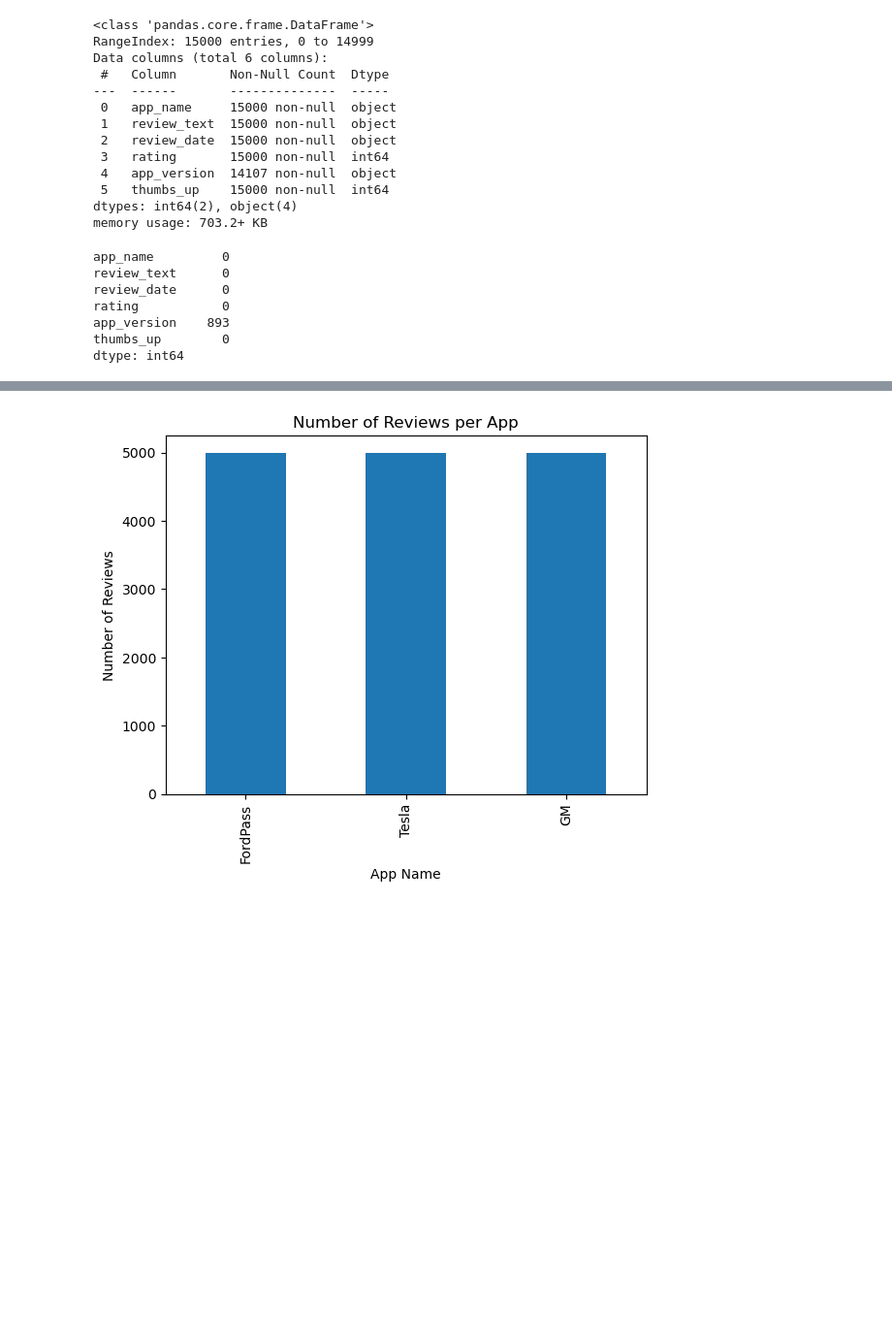
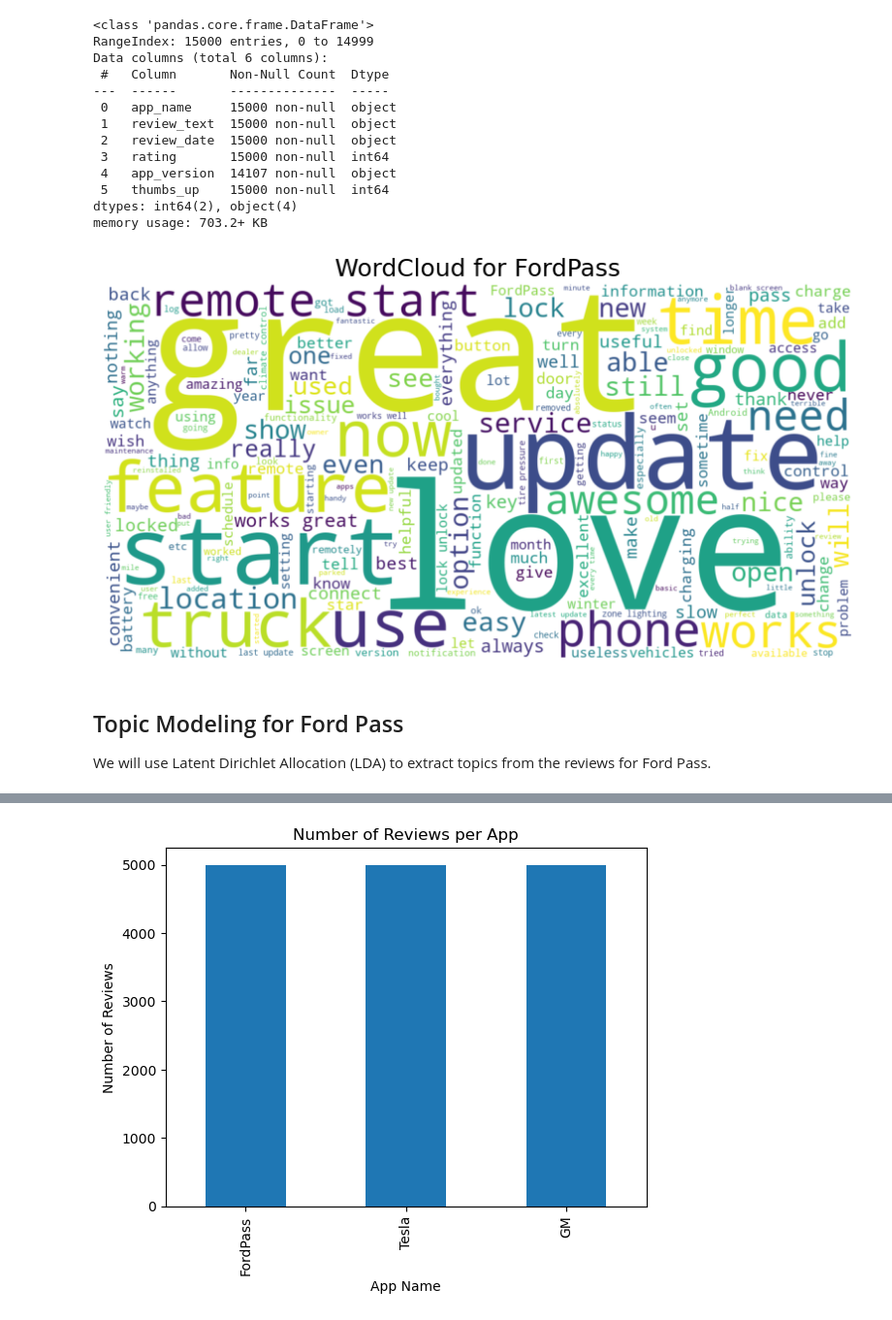
Before and after one commit to rheapple22-sys/Y-FordPass-Reviews, a Jupyter notebook: EDA.ipynb, the cells around one changed output, grey strips where cells are left out. Shown at 97% size. Cells and saved outputs as stored; diff of their text form; code cells hidden in the pictures; blank space fills up the shorter version.

Commit message:
Added Topic modelling and a few changes to the data with filter for FordPass

```diff
--- a/EDA.ipynb
+++ b/EDA.ipynb
@@ -5,7 +8,6 @@ from matplotlib import pyplot as plt
 df = pd.read_csv("car_apps_reviews.csv")
 # %%
 df.info()
-df.isna().sum()
 # %% [output]
 <class 'pandas.core.frame.DataFrame'>
 RangeIndex: 15000 entries, 0 to 14999
@@ -20,10 +22,36 @@ Data columns (total 6 columns):
  5   thumbs_up    15000 non-null  int64
 dtypes: int64(2), object(4)
 memory usage: 703.2+ KB
-app_name         0
-review_text      0
-review_date      0
-rating           0
-app_version    893
-thumbs_up        0
-dtype: int64
+# %%
+from wordcloud import WordCloud, STOPWORDS
+import matplotlib.pyplot as plt
+import math
+
+def plot_wordclouds_grid_by_oem(df, text_col, oem_col):
+    """
+    Generate and display wordclouds for each OEM in a single large figure.
+    """
+    custom_stopwords = set(STOPWORDS).union({'app', 'car', 'work', 'vehicle', 'Ford','Tesla'})
+    oems = df[oem_col].unique()
+    n = len(oems)
+    cols = 2  # You can change this for more/less columns
+    rows = math.ceil(n / cols)
+    plt.figure(figsize=(cols * 8, rows * 6))
+    for i, oem in enumerate(oems, 1):
+        text = " ".join(df[df[oem_col] == oem][text_col].astype(str))
+        wc = WordCloud(width=1200, height=600, background_color='white', stopwords=custom_stopwords).generate(text)
+        plt.subplot(rows, cols, i)
+        plt.imshow(wc, interpolation='bilinear')
+        plt.axis('off')
+        plt.title(f"WordCloud for {oem}", fontsize=18)
+    plt.tight_layout()
+    plt.show()
+# %%
+# Filter for Ford Pass only
+ford_df = df[df['app_name'] == 'FordPass']
+plot_wordclouds_grid_by_oem(ford_df, 'review_text', 'app_name')
+# %% [output]
+[figure, added]
+# %% [markdown]
+## Topic Modeling for Ford Pass
+We will use Latent Dirichlet Allocation (LDA) to extract topics from the reviews for Ford Pass.
```
Also changed, not shown: parts of 6 cells of this notebook, 2 other files.
